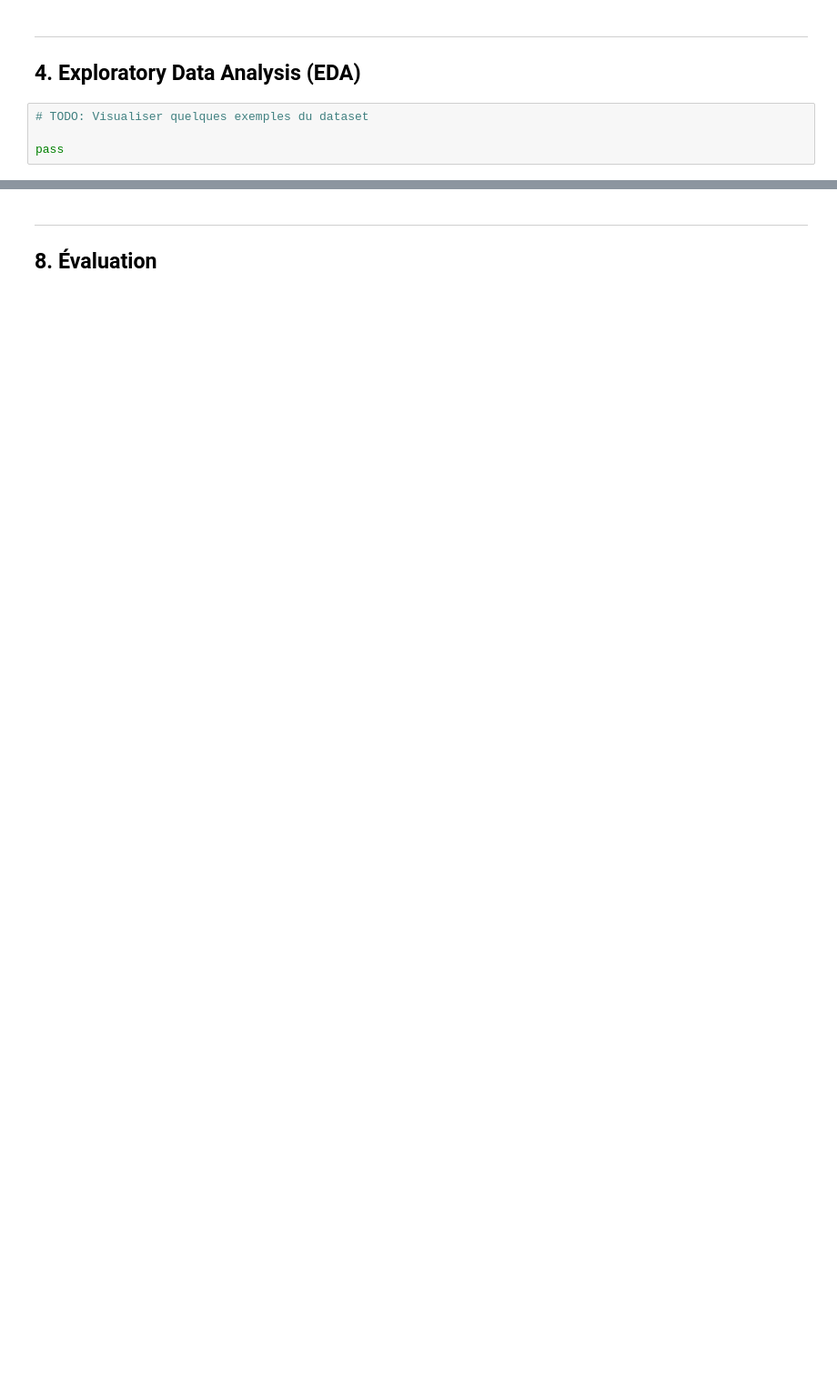
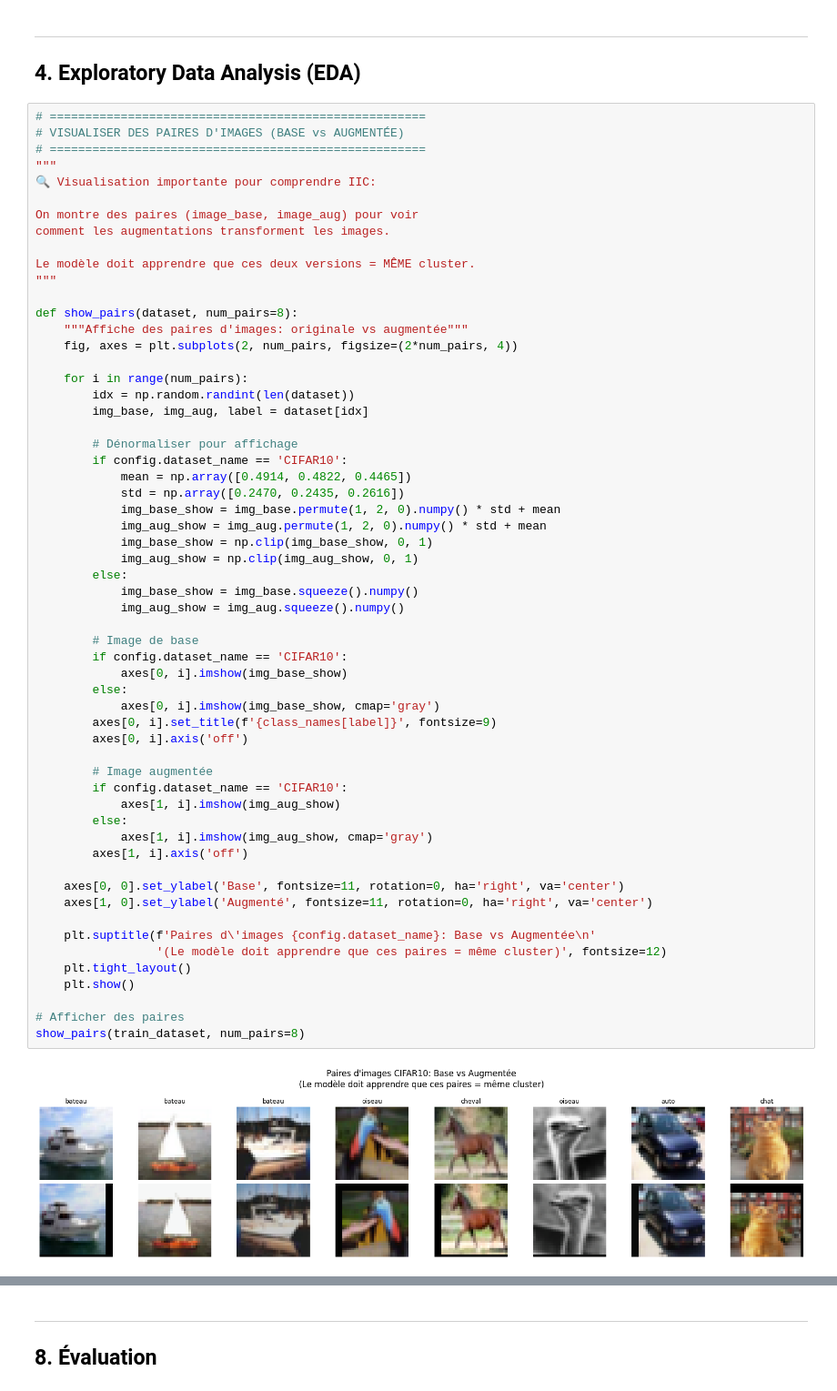
Before and after one commit to alaabelhadj/invariant-information-clustering, a Jupyter notebook: notebooks/IIC_main.ipynb, the cells around one changed output, grey strips where cells are left out. Shown at 91% size. Drawn from its saved outputs; the diff is of its cells as text; blank space fills up the shorter version.

```diff
--- a/notebooks/IIC_main.ipynb
+++ b/notebooks/IIC_main.ipynb
@@ -109,7 +455,63 @@ pass
 ---
 ## 4. Exploratory Data Analysis (EDA)
 # %%
-# TODO: Visualiser quelques exemples du dataset
+# =====================================================
+# VISUALISER DES PAIRES D'IMAGES (BASE vs AUGMENTÉE)
+# =====================================================
+"""
+🔍 Visualisation importante pour comprendre IIC:
 
-pass
+On montre des paires (image_base, image_aug) pour voir
+comment les augmentations transforment les images.
+
+Le modèle doit apprendre que ces deux versions = MÊME cluster.
+"""
+
+def show_pairs(dataset, num_pairs=8):
+    """Affiche des paires d'images: originale vs augmentée"""
+    fig, axes = plt.subplots(2, num_pairs, figsize=(2*num_pairs, 4))
+
+    for i in range(num_pairs):
+        idx = np.random.randint(len(dataset))
+        img_base, img_aug, label = dataset[idx]
+
+        # Dénormaliser pour affichage
+        if config.dataset_name == 'CIFAR10':
+            mean = np.array([0.4914, 0.4822, 0.4465])
+            std = np.array([0.2470, 0.2435, 0.2616])
+            img_base_show = img_base.permute(1, 2, 0).numpy() * std + mean
+            img_aug_show = img_aug.permute(1, 2, 0).numpy() * std + mean
+            img_base_show = np.clip(img_base_show, 0, 1)
+            img_aug_show = np.clip(img_aug_show, 0, 1)
+        else:
+            img_base_show = img_base.squeeze().numpy()
+            img_aug_show = img_aug.squeeze().numpy()
+
+        # Image de base
+        if config.dataset_name == 'CIFAR10':
+            axes[0, i].imshow(img_base_show)
+        else:
+            axes[0, i].imshow(img_base_show, cmap='gray')
+        axes[0, i].set_title(f'{class_names[label]}', fontsize=9)
+        axes[0, i].axis('off')
+
+        # Image augmentée
+        if config.dataset_name == 'CIFAR10':
+            axes[1, i].imshow(img_aug_show)
+        else:
+            axes[1, i].imshow(img_aug_show, cmap='gray')
+        axes[1, i].axis('off')
+
+    axes[0, 0].set_ylabel('Base', fontsize=11, rotation=0, ha='right', va='center')
+    axes[1, 0].set_ylabel('Augmenté', fontsize=11, rotation=0, ha='right', va='center')
+
+    plt.suptitle(f'Paires d\'images {config.dataset_name}: Base vs Augmentée\n'
+                 '(Le modèle doit apprendre que ces paires = même cluster)', fontsize=12)
+    plt.tight_layout()
+    plt.show()
+
+# Afficher des paires
+show_pairs(train_dataset, num_pairs=8)
+# %% [output]
+[figure, added]
 # %%
```
Also changed, not shown: parts of 27 cells of this notebook.
